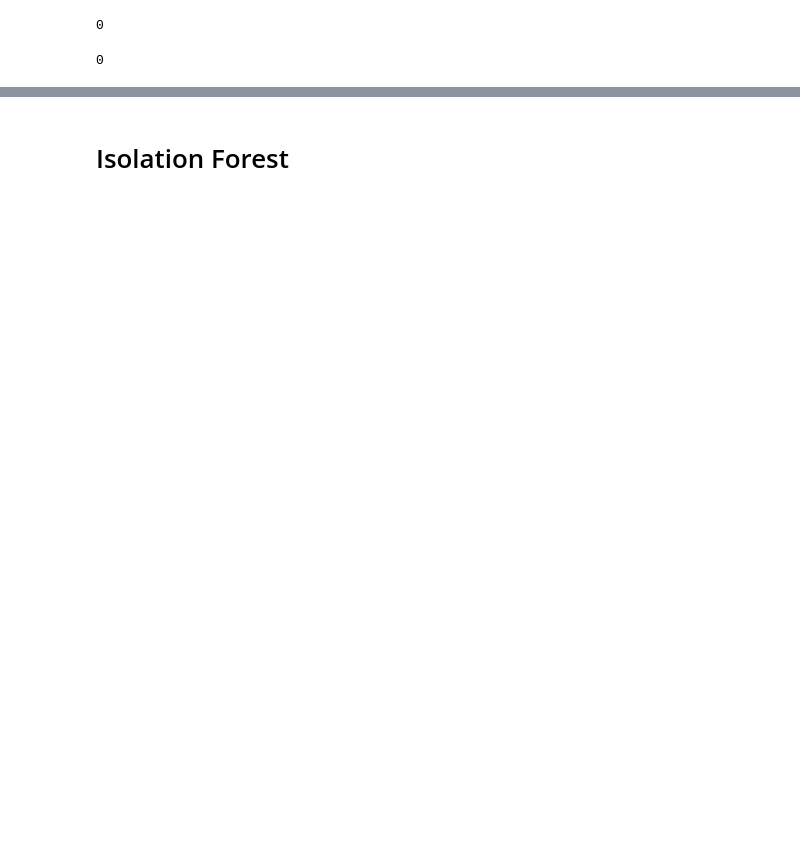
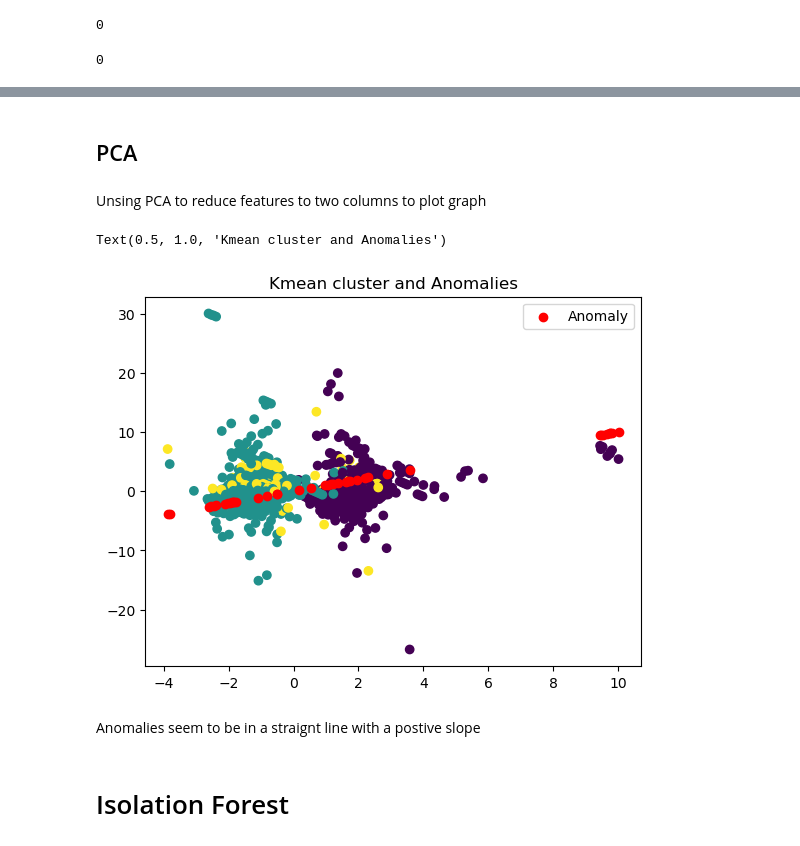
Before and after one commit to 808hanronald/W17-core, a Jupyter notebook: W17 core2.ipynb, the cells around one changed output, grey strips where cells are left out. Cells and saved outputs as stored; diff of their text form; code cells hidden in the pictures; blank space fills up the shorter version.

```diff
--- a/W17 core2.ipynb
+++ b/W17 core2.ipynb
@@ -162,0 +161,5 @@ df_anomalies.head()
+# %%
+kmeans_filter = min_distance>threshold
+
+anomalies = df[kmeans_filter]
+anomalies
@@ -163,2 +184,20 @@ df_anomalies.head()
+# %% [markdown]
+## PCA
+# %% [markdown]
+Unsing PCA to reduce features to two columns to plot graph
+# %%
+pca_to_plot = PCA(2).fit_transform(df_scaled)
+
+kmeans_anomalies = pca_to_plot[kmeans_filter]
+
+plt.scatter(pca_to_plot.iloc[:,0],pca_to_plot.iloc[:,1],c=kmeans.labels_)
+plt.scatter(kmeans_anomalies.iloc[:,0],kmeans_anomalies.iloc[:,0],color='red', label="Anomaly")
+plt.legend()
+plt.title('Kmean cluster and Anomalies');
+# %% [output]
+Text(0.5, 1.0, 'Kmean cluster and Anomalies')
+[figure, added]
+# %% [markdown]
+Anomalies seem to be in a straignt line with a postive slope
 # %% [markdown]
 # Isolation Forest
```
Also changed, not shown: parts of 51 cells of this notebook.
